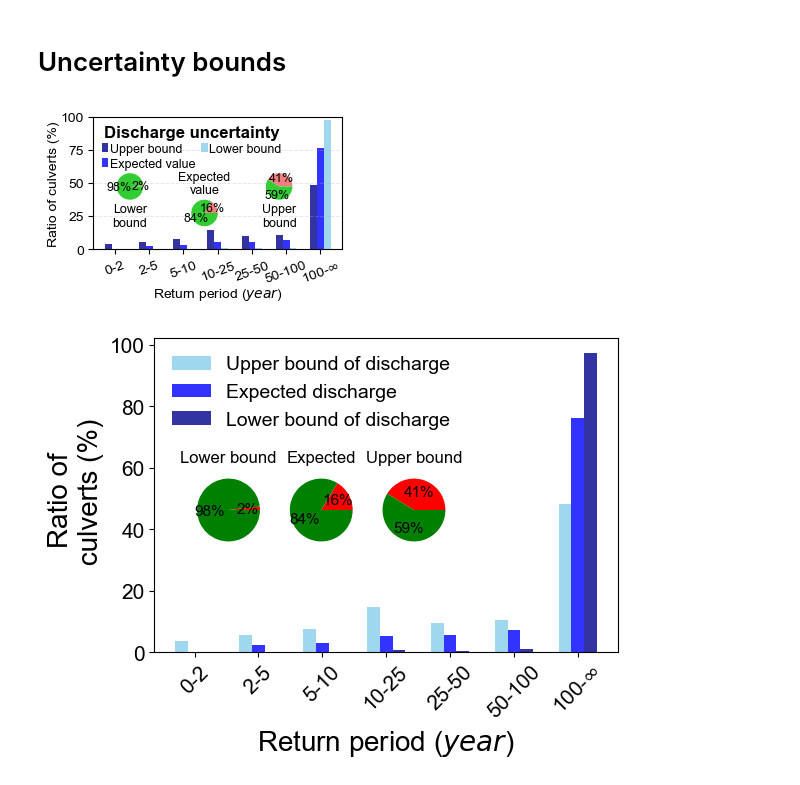
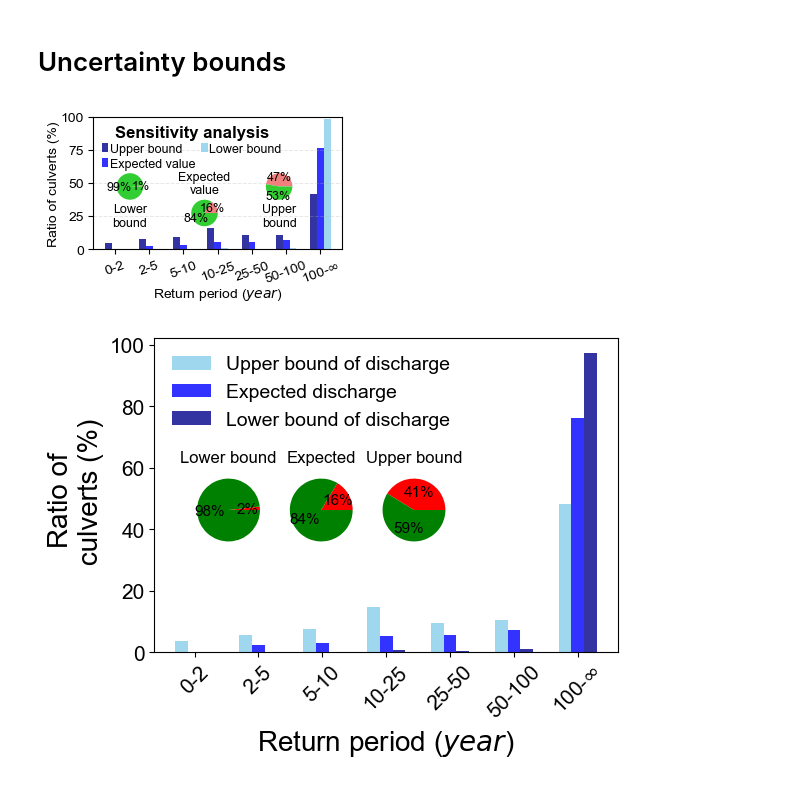
Before and after one commit to omidemam/CRISIS_Management, a Jupyter notebook: 5. Results/Confident batch/Results_visualization_V1.1 - paper.ipynb, the cells around one changed output. Cells and saved outputs as stored; diff of their text form; code cells hidden in the pictures.

```diff
--- a/5. Results/Confident batch/Results_visualization_V1.1 - paper.ipynb
+++ b/5. Results/Confident batch/Results_visualization_V1.1 - paper.ipynb
@@ -365,48 +433,52 @@ def assign_return_period(row):
         return pd.Series([200, '100-$∞$'])
 
 def assign_return_period_c_LL(row):
-    if row['Q'] < row['Q_LL_2']:
+    if row['Q_max'] < row['Q_LL_2']:
         return pd.Series([2, '0-2'])
-    elif row['Q'] < row['Q_LL_5']:
+    elif row['Q_max'] < row['Q_LL_5']:
         return pd.Series([5, '2-5'])
-    elif row['Q'] < row['Q_LL_10']:
+    elif row['Q_max'] < row['Q_LL_10']:
         return pd.Series([10, '5-10'])
-    elif row['Q'] < row['Q_LL_25']:
+    elif row['Q_max'] < row['Q_LL_25']:
         return pd.Series([25, '10-25'])
-    elif row['Q'] < row['Q_LL_50']:
+    elif row['Q_max'] < row['Q_LL_50']:
         return pd.Series([50, '25-50'])
-    elif row['Q'] < row['Q_LL_100']:
+    elif row['Q_max'] < row['Q_LL_100']:
         return pd.Series([100, '50-100'])
-    elif row['Q'] < row['Q_LL_200']:
+    elif row['Q_max'] < row['Q_LL_200']:
         return pd.Series([200, '100-$∞$'])
-    elif row['Q'] < row['Q_LL_500']:
+    elif row['Q_max'] < row['Q_LL_500']:
         return pd.Series([200, '100-$∞$'])
-    elif row['Q'] < row['Q_LL_1000']:
+    elif row['Q_max'] < row['Q_LL_1000']:
         return pd.Series([200, '100-$∞$'])
     else:
         return pd.Series([200, '100-$∞$'])
 
 def assign_return_period_c_UL(row):
-    if row['Q'] < row['Q_UL_2']:
+    if row['Q_min'] < row['Q_UL_2']:
         return pd.Series([2, '0-2'])
-    elif row['Q'] < row['Q_UL_5']:
+    elif row['Q_min'] < row['Q_UL_5']:
         return pd.Series([5, '2-5'])
-    elif row['Q'] < row['Q_UL_10']:
+    elif row['Q_min'] < row['Q_UL_10']:
         return pd.Series([10, '5-10'])
-    elif row['Q'] < row['Q_UL_25']:
+    elif row['Q_min'] < row['Q_UL_25']:
         return pd.Series([25, '10-25'])
-    elif row['Q'] < row['Q_UL_50']:
+    elif row['Q_min'] < row['Q_UL_50']:
         return pd.Series([50, '25-50'])
-    elif row['Q'] < row['Q_UL_100']:
+    elif row['Q_min'] < row['Q_UL_100']:
         return pd.Series([100, '50-100'])
-    elif row['Q'] < row['Q_UL_200']:
+    elif row['Q_min'] < row['Q_UL_200']:
         return pd.Series([200, '100-$∞$'])
-    elif row['Q'] < row['Q_UL_500']:
+    elif row['Q_min'] < row['Q_UL_500']:
         return pd.Series([200, '100-$∞$'])
-    elif row['Q'] < row['Q_UL_1000']:
+    elif row['Q_min'] < row['Q_UL_1000']:
         return pd.Series([200, '100-$∞$'])
     else:
         return pd.Series([200, '100-$∞$'])
+
+
+
+
 
 def assign_return_period_c_m(row):
     if row['Q'] < row['Q_2_m']:
@@ -1360,35 +1495,35 @@ axins1.pie([short_c, long_c], colors=['lightcoral', 'limegreen'], pctdistance=.7
 axins1.set_title('Expected\nvalue', fontsize=9,pad=1)
 
 # Add pie chart for Lower bound
 axins2 =  inset_axes(ax, width="25%", height="25%",
                     bbox_to_anchor=(-0.1, -0.35, 1, 1),
                     bbox_transform=ax.transAxes,
                     )
 axins2.pie([short_LL, long_LL], colors=['lightcoral', 'limegreen'], pctdistance=.7,
            autopct='%1.0f%%', textprops={'fontsize': 9})
 #axins2.set_title('Upper\nbound', fontsize=9,pad=1)
 axins2.text(0.5, -.005, "Upper\nbound",
             transform=axins2.transAxes, ha='center', va='top', fontsize=9)
 
 # Axis and label formatting
 ax.set_xlabel('Return period ($year$)', fontsize=10,labelpad=0)
 ax.set_ylabel('Ratio of culverts (%)', fontsize=10,labelpad=0)
 ax.set_xticks(x)
 ax.set_xticklabels(ordered_classes, rotation=20, ha='center', fontsize=10)
 ax.set_yticks(np.linspace(0, 100, 5))
 ax.set_ylim(0,100)
 
 ax.tick_params(axis='y', labelsize=10)
 # Legend
-ax.legend(title='Discharge uncertainty', title_fontsize=12, fontsize=9, loc='upper left',handlelength=0.5,columnspacing=0.5,handletextpad=0.1, frameon=False, ncol=2,
+ax.legend(title='Sensitivity analysis', title_fontsize=12, fontsize=9, loc='upper left',handlelength=0.5,columnspacing=0.5,handletextpad=0.1, frameon=False, ncol=2,
           labelspacing=0.2,borderpad=0.2).get_title().set_fontweight('bold')# Layout adjustment
 plt.tight_layout()
 ax.grid(True, which='major',axis='y', linestyle='--', linewidth=0.7, alpha=0.3)
 plt.savefig(r"D:\culvert repo\Results\Figures\RP_his_Uncertainty_bounds_paper.png", dpi=300, bbox_inches='tight')
 
 plt.show()
 # %% [output]
-[figure, old version]
+[figure, new version]
 # %%
 # Convert all class columns to ordered categorical
 for col in ['RP_class_c', 'RP_class_c_LL', 'RP_class_c_UL']:
```
Also changed, not shown: parts of 7 cells of this notebook, 1 other file.
